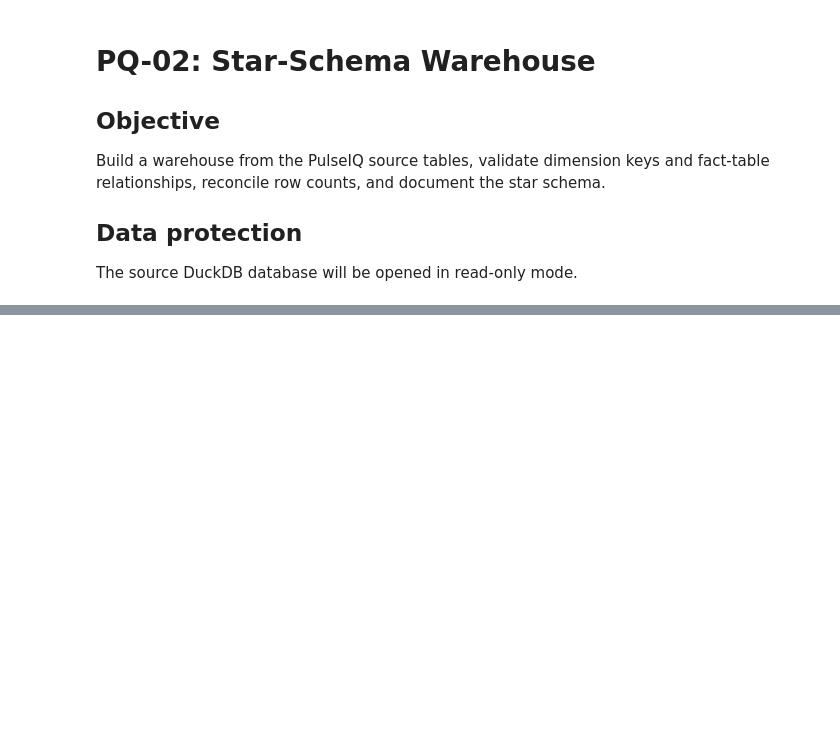
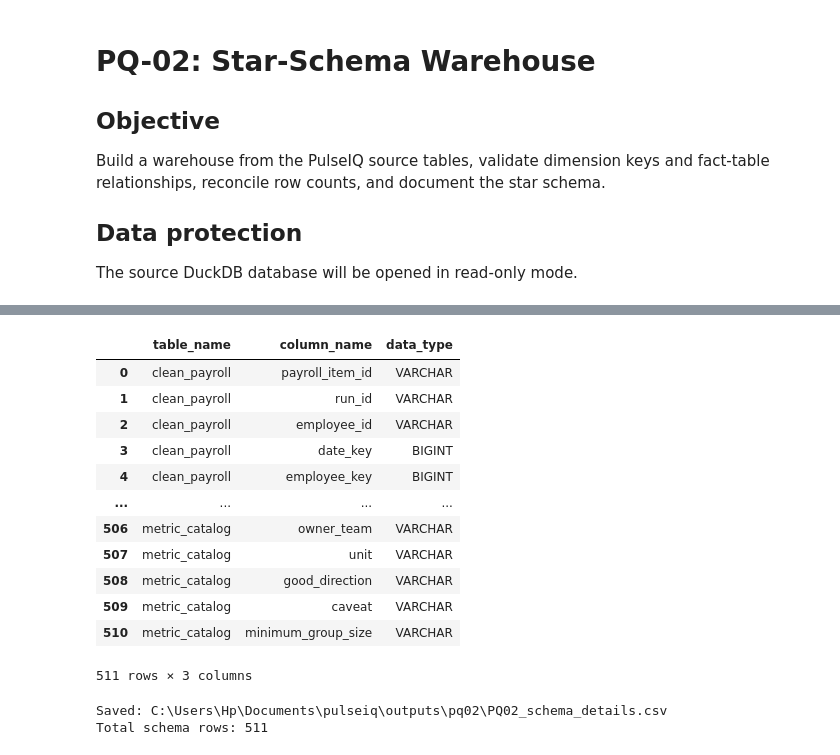
Before and after one commit to Raathesh/PulseIQ-Analytics, a Jupyter notebook: PQ-02_Star_Schema_Warehouse.ipynb, the cells around one changed output, grey strips where cells are left out. Cells and saved outputs as stored; diff of their text form; code cells hidden in the pictures; blank space fills up the shorter version.

Commit message:
Complete PulseIQ analytics pipeline and quality evidence

```diff
--- a/PQ-02_Star_Schema_Warehouse.ipynb
+++ b/PQ-02_Star_Schema_Warehouse.ipynb
@@ -1725,0 +2490,22 @@ for i in range(40, len(notebook["cells"])):
+# %%
+import duckdb
+
+db_path = (
+    r"C:\Users\Hp\Documents\pulseiq"
+    r"\05_Starter\pulseiq_warehouse.duckdb"
+)
+
+con = duckdb.connect(db_path, read_only=True)
+
+# Check the two payroll exceptions documented in PQ-02
+result = con.execute("""
+    SELECT
+        payroll_item_id,
+        employee_id,
+        employee_key
+    FROM warehouse.fact_payroll
+    WHERE employee_key = -1
+    ORDER BY payroll_item_id
+""").fetchdf()
+
+display(result)
@@ -1725,0 +2544,26 @@ for i in range(40, len(notebook["cells"])):
+# %%
+schema_details = con.execute("""
+    SELECT
+        table_name,
+        column_name,
+        data_type
+    FROM information_schema.columns
+    WHERE table_schema = 'warehouse'
+    ORDER BY table_name, ordinal_position
+""").fetchdf()
+
+display(schema_details)
+# %% [output]
+|  | table_name | column_name | data_type |
+| 0 | clean_payroll | payroll_item_id | VARCHAR |
+| 1 | clean_payroll | run_id | VARCHAR |
+| 2 | clean_payroll | employee_id | VARCHAR |
+| 3 | clean_payroll | date_key | BIGINT |
+| 4 | clean_payroll | employee_key | BIGINT |
+| ... | ... | ... | ... |
+| 506 | metric_catalog | owner_team | VARCHAR |
+| 507 | metric_catalog | unit | VARCHAR |
+| 508 | metric_catalog | good_direction | VARCHAR |
+| 509 | metric_catalog | caveat | VARCHAR |
+| 510 | metric_catalog | minimum_group_size | VARCHAR |
+511 rows × 3 columns
@@ -1725,0 +2584,18 @@ for i in range(40, len(notebook["cells"])):
+# %%
+from pathlib import Path
+
+output_dir = Path(
+    r"C:\Users\Hp\Documents\pulseiq\outputs\pq02"
+)
+output_dir.mkdir(parents=True, exist_ok=True)
+
+schema_details.to_csv(
+    output_dir / "PQ02_schema_details.csv",
+    index=False
+)
+
+print("Saved:", output_dir / "PQ02_schema_details.csv")
+print("Total schema rows:", len(schema_details))
+# %% [output]
+Saved: C:\Users\Hp\Documents\pulseiq\outputs\pq02\PQ02_schema_details.csv
+Total schema rows: 511
```
Also changed, not shown: parts of 24 cells of this notebook, 12 other files.
